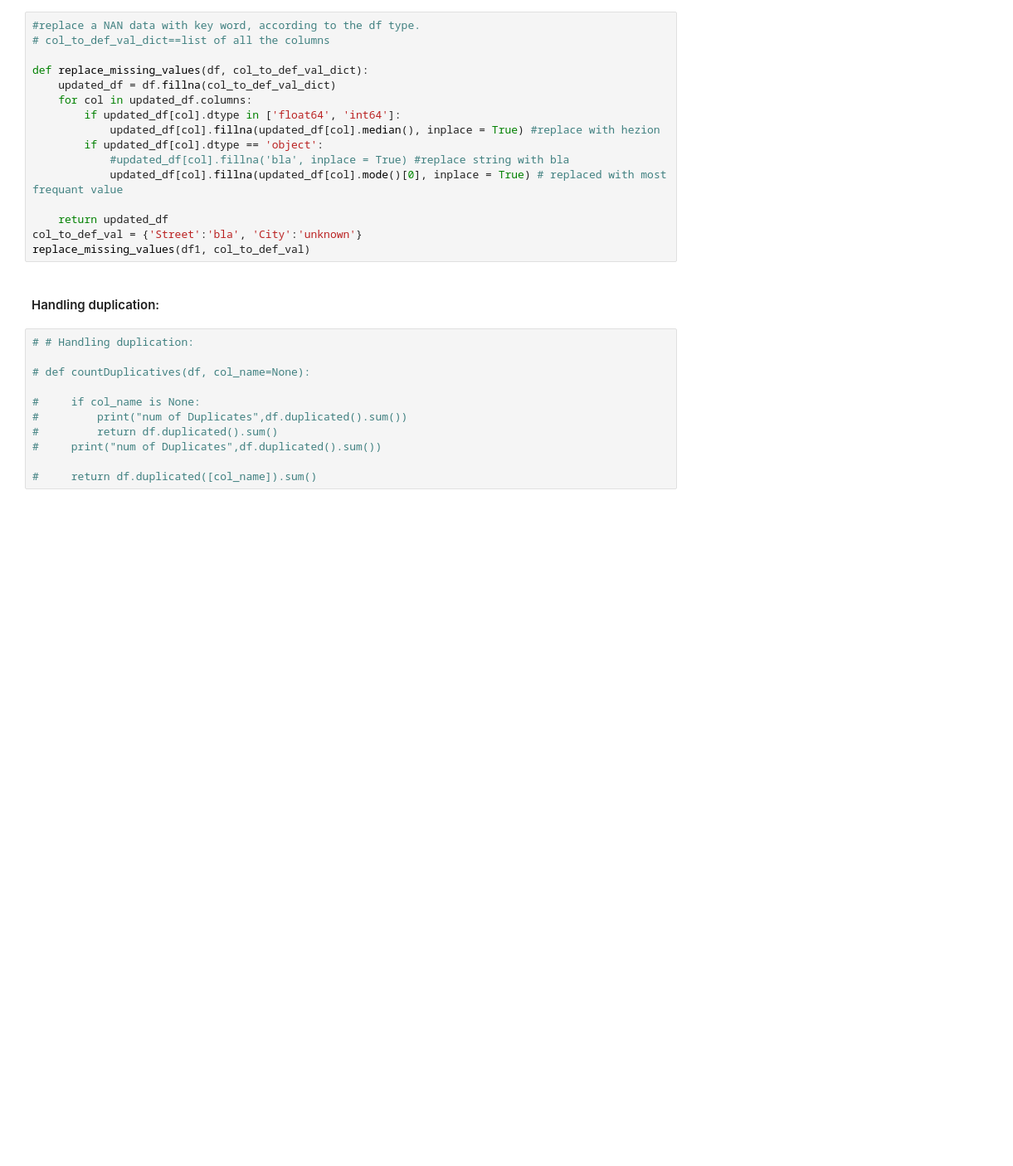
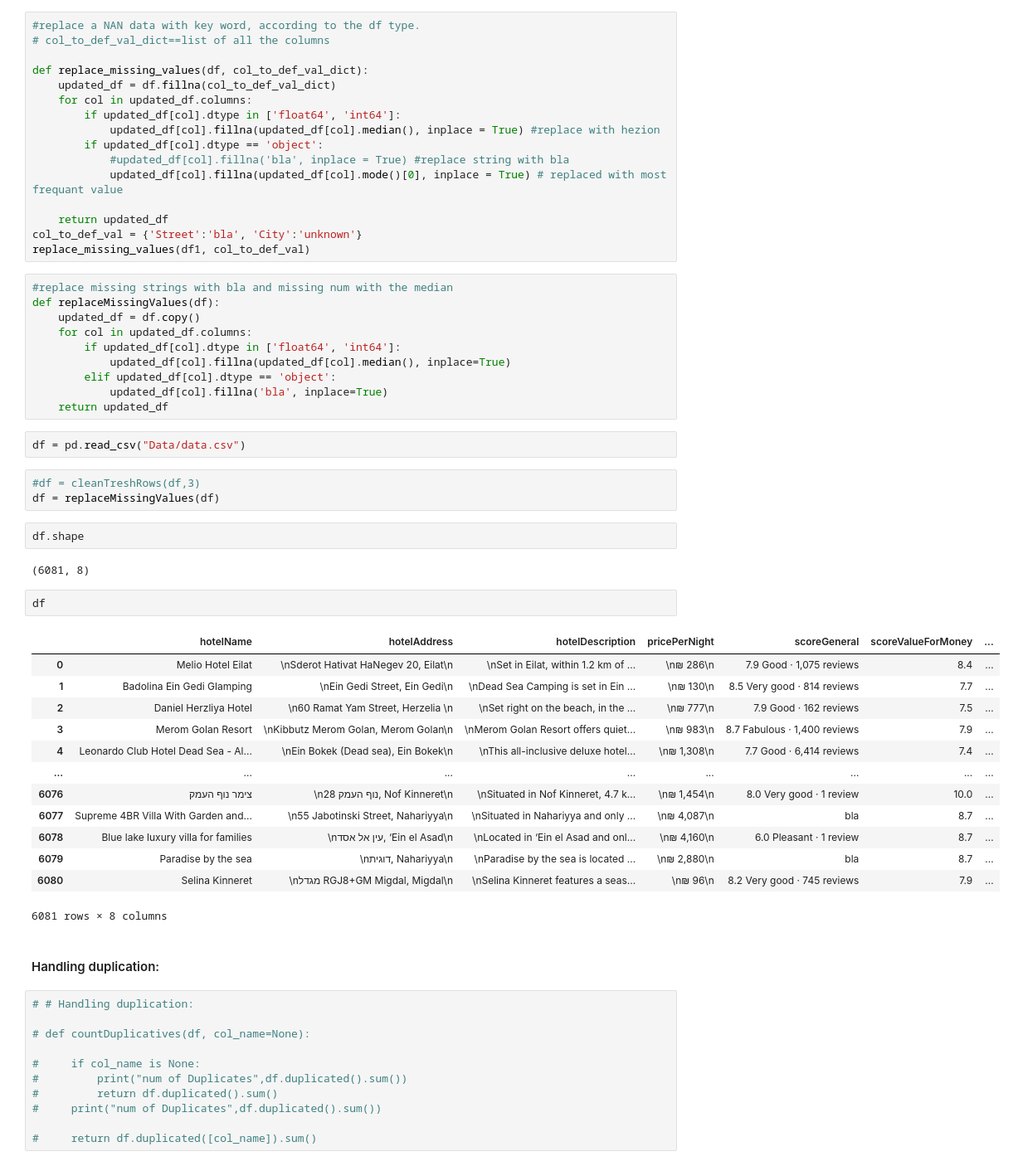
Before and after one commit to yarin-cohen02/dataScienceProject, a Jupyter notebook: project.ipynb, the cells around one changed output. Shown at 83% size. Cells and saved outputs as stored; diff of their text form; blank space fills up the shorter version.

Commit message:
after handaling missing and dup

```diff
--- a/project.ipynb
+++ b/project.ipynb
@@ -424,6 +422,41 @@ def replace_missing_values(df, col_to_def_val_dict):
     return updated_df
 col_to_def_val = {'Street':'bla', 'City':'unknown'}
 replace_missing_values(df1, col_to_def_val)
+# %%
+#replace missing strings with bla and missing num with the median
+def replaceMissingValues(df):
+    updated_df = df.copy()
+    for col in updated_df.columns:
+        if updated_df[col].dtype in ['float64', 'int64']:
+            updated_df[col].fillna(updated_df[col].median(), inplace=True)
+        elif updated_df[col].dtype == 'object':
+            updated_df[col].fillna('bla', inplace=True)
+    return updated_df
+# %%
+df = pd.read_csv("Data/data.csv")
+# %%
+#df = cleanTreshRows(df,3)
+df = replaceMissingValues(df)
+# %%
+df.shape
+# %% [output]
+(6081, 8)
+# %%
+df
+# %% [output]
+|  | hotelName | hotelAddress | hotelDescription | pricePerNight | scoreGeneral | scoreValueForMoney | ... |
+| 0 | Melio Hotel Eilat | \nSderot Hativat HaNegev 20, Eilat\n | \nSet in Eilat, within 1.2 km of ... | \n₪ 286\n | 7.9 Good · 1,075 reviews | 8.4 | ... |
+| 1 | Badolina Ein Gedi Glamping | \nEin Gedi Street, Ein Gedi\n | \nDead Sea Camping is set in Ein ... | \n₪ 130\n | 8.5 Very good · 814 reviews | 7.7 | ... |
+| 2 | Daniel Herzliya Hotel | \n60 Ramat Yam Street, Herzelia \n | \nSet right on the beach, in the ... | \n₪ 777\n | 7.9 Good · 162 reviews | 7.5 | ... |
+| 3 | Merom Golan Resort | \nKibbutz Merom Golan, Merom Golan\n | \nMerom Golan Resort offers quiet... | \n₪ 983\n | 8.7 Fabulous · 1,400 reviews | 7.9 | ... |
+| 4 | Leonardo Club Hotel Dead Sea - Al... | \nEin Bokek (Dead sea), Ein Bokek\n | \nThis all-inclusive deluxe hotel... | \n₪ 1,308\n | 7.7 Good · 6,414 reviews | 7.4 | ... |
+| ... | ... | ... | ... | ... | ... | ... | ... |
+| 6076 | צימר נוף העמק | \n28 נוף העמק, Nof Kinneret\n | \nSituated in Nof Kinneret, 4.7 k... | \n₪ 1,454\n | 8.0 Very good · 1 review | 10.0 | ... |
+| 6077 | Supreme 4BR Villa With Garden and... | \n55 Jabotinski Street, Nahariyya\n | \nSituated in Nahariyya and only ... | \n₪ 4,087\n | bla | 8.7 | ... |
+| 6078 | Blue lake luxury villa for families | \nעין אל אסד, ‘Ein el Asad\n | \nLocated in ‘Ein el Asad and onl... | \n₪ 4,160\n | 6.0 Pleasant · 1 review | 8.7 | ... |
+| 6079 | Paradise by the sea | \nדוגית, Nahariyya\n | \nParadise by the sea is located ... | \n₪ 2,880\n | bla | 8.7 | ... |
+| 6080 | Selina Kinneret | \nמגדל RGJ8+GM Migdal, Migdal\n | \nSelina Kinneret features a seas... | \n₪ 96\n | 8.2 Very good · 745 reviews | 7.9 | ... |
+6081 rows × 8 columns
 # %% [markdown]
 #### Handling duplication:
 # %%
```
Also changed, not shown: parts of 1 cell of this notebook.
